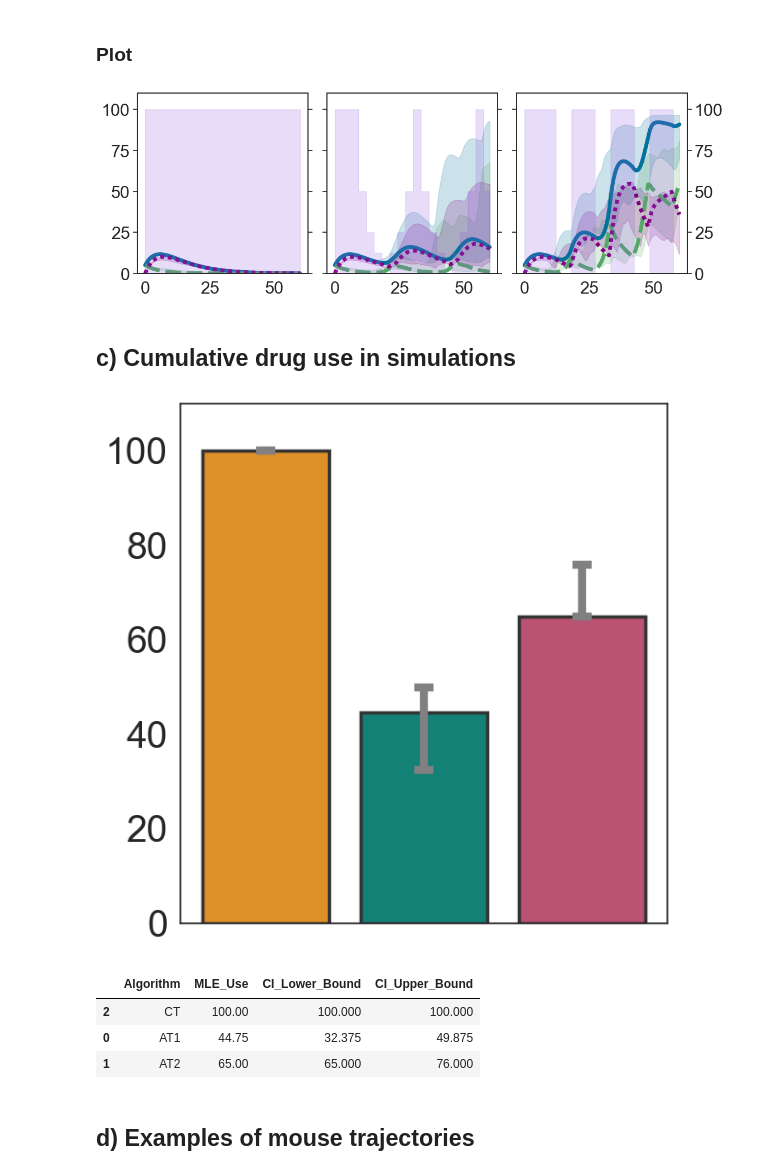
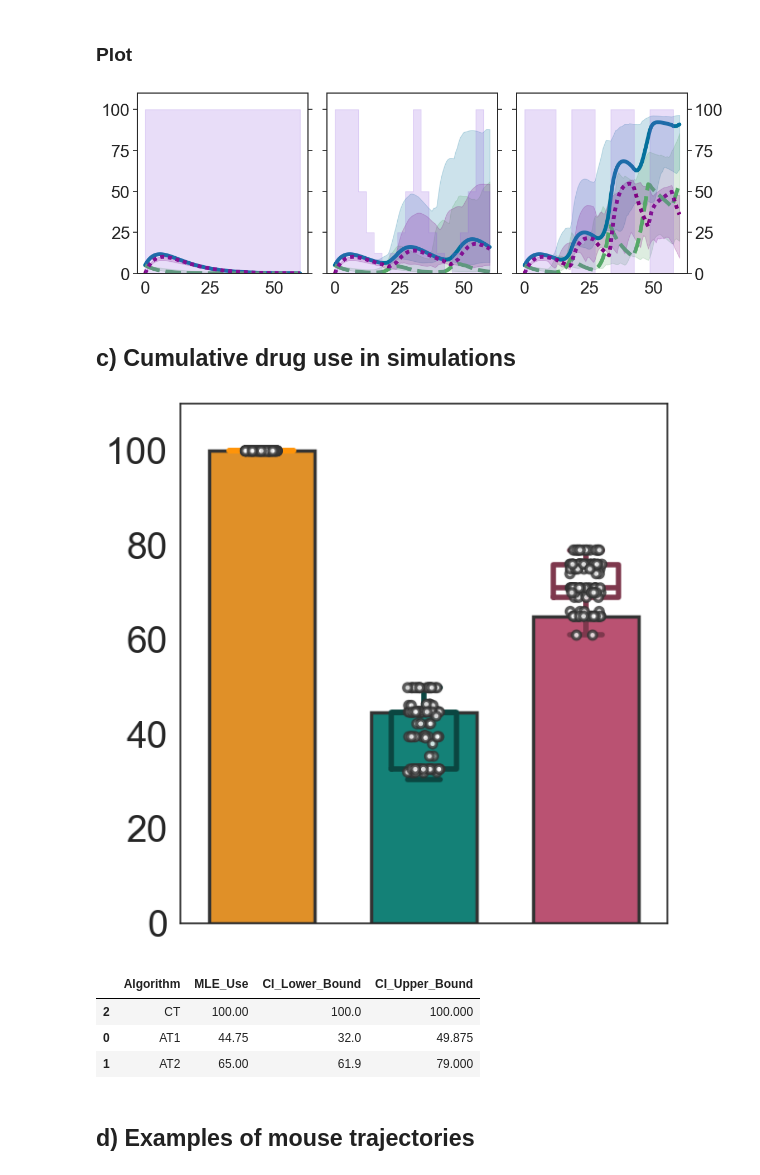
Before and after one commit to MathOnco/PARPi_Model, a Jupyter notebook: jnb_figure6.ipynb, the cells around one changed output. Saved outputs shown, nothing was run; the diff lists cells and outputs as text; code cells hidden in the pictures.

```diff
--- a/jnb_figure6.ipynb
+++ b/jnb_figure6.ipynb
@@ -84,11 +84,12 @@ algorithmSpecsDic = {"AT1":{'atThreshold':0., 'doseList':[0,12.5,25,50,100],
 # %%
 tmpDfList = []
 tmpDicList = []
+tmpDrugList = []
 for algorithm in list(algorithmSpecsDic.keys()):
     # Simulate
     atToProfile = algorithm if algorithm!="CT" else "AT1"
     tmpDf, trajectoriesMat = compute_confidenceInterval_prediction(fitObj=fitObj,
-                                                 bootstrapResultsDf=treatmentModelBootstrapsDf[:25],#[:n_bootstraps],xxx
+                                                 bootstrapResultsDf=treatmentModelBootstrapsDf[:n_bootstraps],
                                                  atToProfile=atToProfile,
                                                  at_kws=algorithmSpecsDic[algorithm],
                                                  initialConditionsList={"P0":(1-fA)*n0, "A0":fA*n0},
@@ -108,11 +109,17 @@ for algorithm in list(algorithmSpecsDic.keys()):
                                                        (1 - ci_significanceLevel) * 100 / 2),
                        "CI_Upper_Bound": np.percentile(meanDrugUseDistribution,
                                                        (ci_significanceLevel + (1 - ci_significanceLevel) / 2) * 100)})
+    tmpDrugList.append(pd.DataFrame({"Algorithm":[algorithm for x in range(n_bootstraps)],
+                        "BootstrapId":np.arange(n_bootstraps),
+                        "MeanDrugUse":meanDrugUseDistribution}))
 modelPredictionsDf = pd.concat(tmpDfList)
 cumDrugDataDf = pd.DataFrame(tmpDicList)
 cumDrugDataDf['Algorithm'] = pd.Categorical(cumDrugDataDf['Algorithm'], ordered=True,
                                             categories=["CT", "AT1", "AT2"])
 cumDrugDataDf = cumDrugDataDf.sort_values(by="Algorithm")
+drugDistDataDf = pd.concat(tmpDrugList)
+drugDistDataDf['Algorithm'] = pd.Categorical(drugDistDataDf['Algorithm'], ordered=True,
+                                            categories=["CT", "AT1", "AT2"])
 # %% [markdown]
 ### Plot
 # %%
@@ -144,40 +151,64 @@ for i,algorithm in enumerate(["CT", "AT1", "AT2"]): #algorithmSpecsDic.keys()
 plt.tight_layout()
 plt.savefig("./figures/txPredictions_differentATAlgorithms.pdf")
 # %% [output]
-[figure, old version]
+[figure, new version]
 # %% [markdown]
 ## c) Cumulative drug use in simulations
 # %%
-plt.figure(figsize=(6,6)) #(7.5,6)
-ax = sns.barplot(x="Algorithm", y="MLE_Use",
-                 edgecolor=".2",linewidth=2.5,
-                 palette=myColourPlatte,
-                 data=cumDrugDataDf)
-# Plot variation
-ax.errorbar(x=cumDrugDataDf["Algorithm"],
-            y= cumDrugDataDf["MLE_Use"], #np.arange(currDataDf.shape[0]),
-            yerr=np.array([cumDrugDataDf['MLE_Use']-cumDrugDataDf['CI_Lower_Bound'],
-                           cumDrugDataDf['CI_Upper_Bound']-cumDrugDataDf['MLE_Use']]),
-            fmt='none', c='grey', capsize=7, elinewidth=6, capthick=6)
+# plt.figure(figsize=(6,6)) #(7.5,6)
+fig, ax = plt.subplots(1, 1, figsize=(6,6)) #(7.5,6)
+myColourPlatte_dark = {'Ctrl':"#929591",'MTD':"#FF9409",'CT':"#FF9409",
+                       'AT1':'#0B4641','AT2':"#7E384D"}
+
+sns.barplot(x="Algorithm", y="MLE_Use", hue="Algorithm",
+                 edgecolor=".2",linewidth=2.5, width=0.65, linestyle="-",
+                 palette=myColourPlatte, zorder=0,
+                 data=cumDrugDataDf, ax=ax)
+
+# # Plot variation
+# ax.errorbar(x=cumDrugDataDf["Algorithm"],
+#             y= cumDrugDataDf["MLE_Use"], #np.arange(currDataDf.shape[0]),
+#             yerr=np.array([cumDrugDataDf['MLE_Use']-cumDrugDataDf['CI_Lower_Bound'],
+#                            cumDrugDataDf['CI_Upper_Bound']-cumDrugDataDf['MLE_Use']]),
+#             fmt='none', c='grey', capsize=7, elinewidth=6, capthick=6)
+sns.boxplot(x="Algorithm", y="MeanDrugUse", hue="Algorithm",
+            linewidth=4, width=0.4, fliersize=False, # turn off outliers since plotting data next
+            fill=False, #color="k",
+            palette=myColourPlatte_dark,
+#             palette=["white", "white", "white"], saturation=1, #linecolor="black",
+            notch=False, zorder=10,
+            data=drugDistDataDf, ax=ax)
+
+# ax = sns.boxplot(x="Algorithm", y="MeanDrugUse",
+#             linewidth=2.5, width=0.7, fliersize=False, # turn off outliers since plotting data next
+#             palette=myColourPlatte,
+#             data=drugDistDataDf)
+sns.stripplot(x="Algorithm", y="MeanDrugUse", hue="Algorithm",
+              s=6, alpha=0.8, palette=["white", "white", "white"], #'dark:white',
+              edgecolor=".2",linewidth=2.5,
+              legend=False, zorder=20,
+              data=drugDistDataDf[np.isin(drugDistDataDf["BootstrapId"], np.arange(125))],
+              ax=ax)
+
 ax.set_ylim(0,110)
 ax.set_ylabel("")
 ax.set_xlabel(r"")
 ax.set_xticklabels([])
 ax.set_yticklabels([0,20,40,60,80,100])
 # sns.despine(offset=5, trim=True)
 plt.tick_params(labelsize=28)
 plt.xticks(rotation=315)
 plt.tight_layout()
 plt.savefig("figures/atSimulations_cumDrug.pdf")
 # %% [output]
-[figure, old version]
+[figure, new version]
 # %%
 cumDrugDataDf
 # %% [output]
 |  | Algorithm | MLE_Use | CI_Lower_Bound | CI_Upper_Bound |
-| 2 | CT | 100.00 | 100.000 | 100.000 |
-| 0 | AT1 | 44.75 | 32.375 | 49.875 |
-| 1 | AT2 | 65.00 | 65.000 | 76.000 |
+| 2 | CT | 100.00 | 100.0 | 100.000 |
+| 0 | AT1 | 44.75 | 32.0 | 49.875 |
+| 1 | AT2 | 65.00 | 61.9 | 79.000 |
 # %% [markdown]
 ## d) Examples of mouse trajectories
 # %%
```
Also changed, not shown: parts of 1 cell of this notebook, 2 other files.
